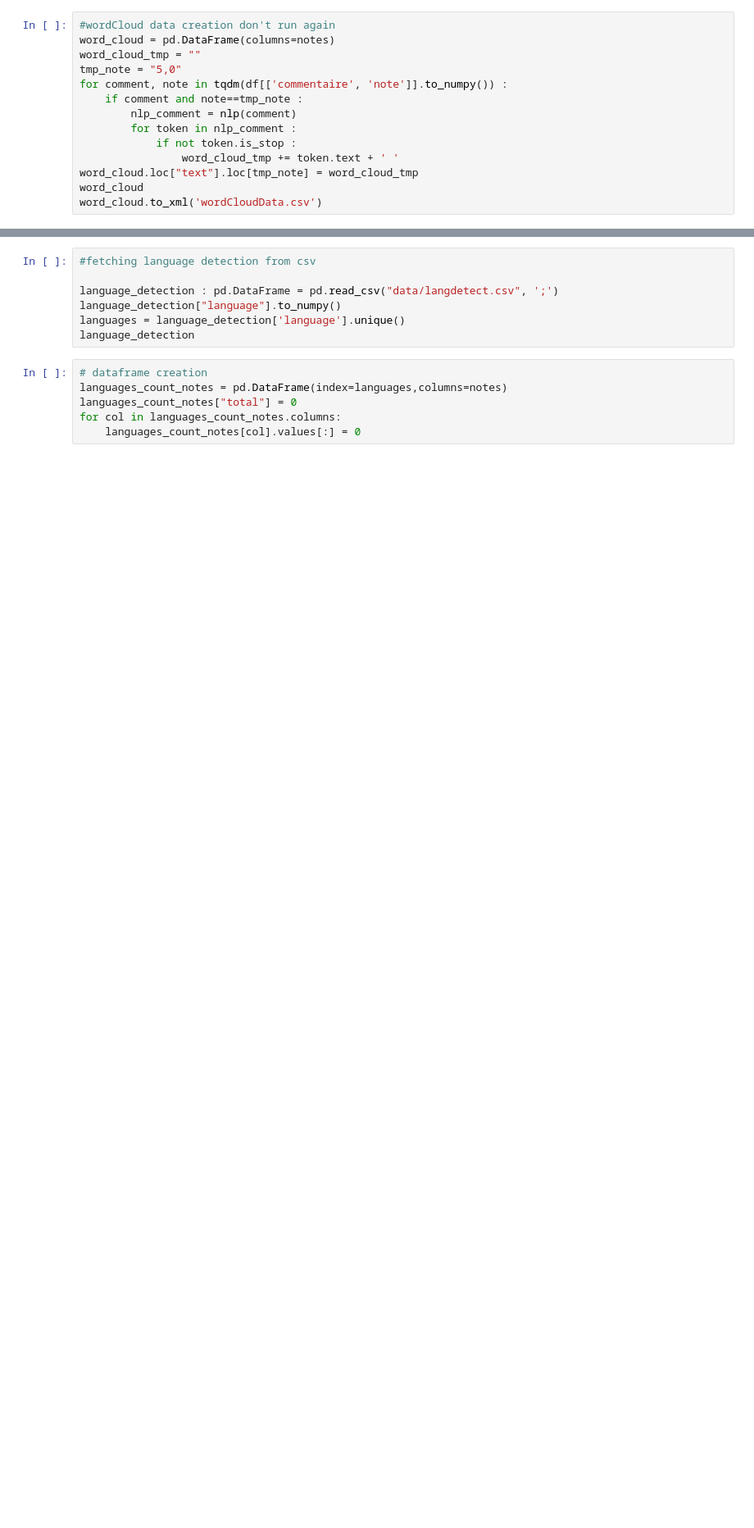
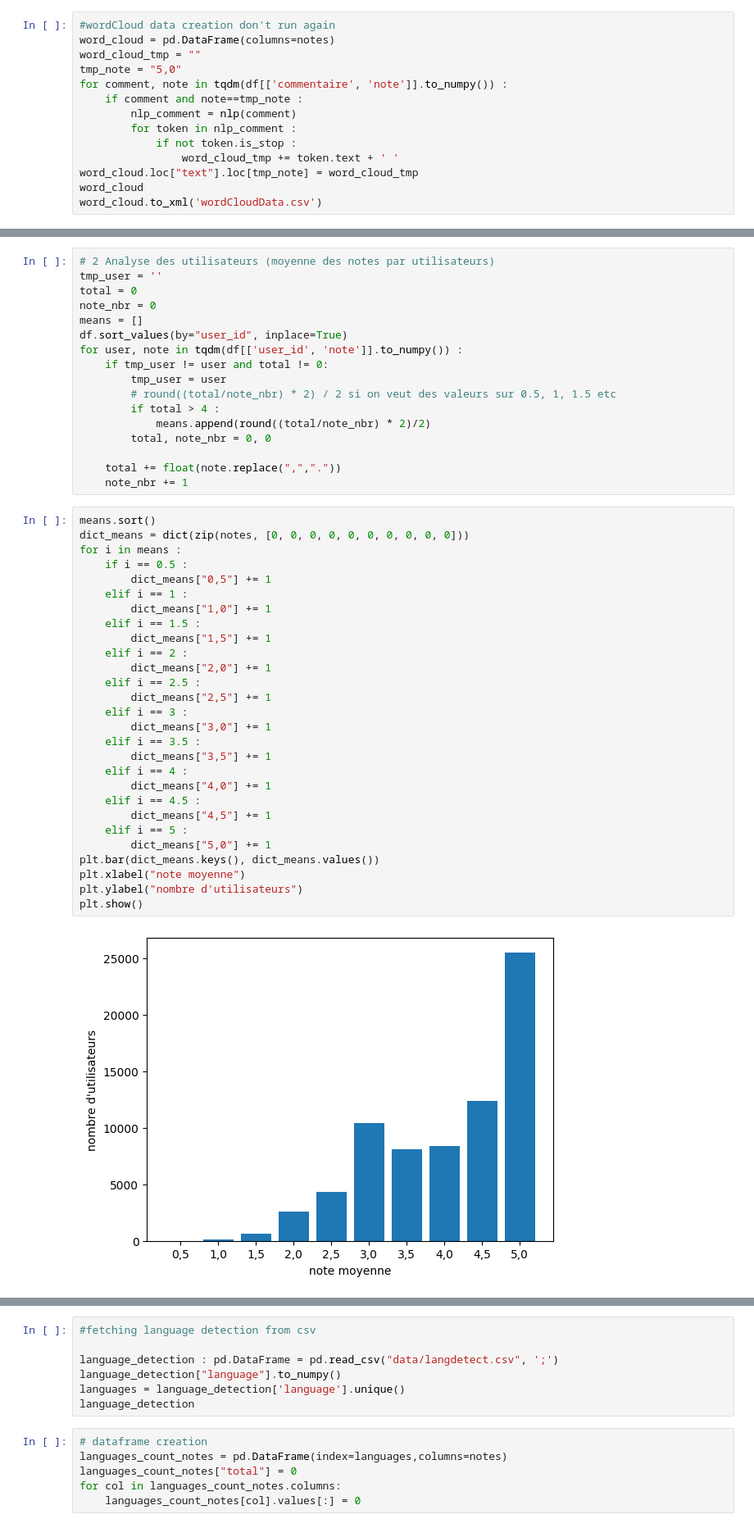
Before and after one commit to dylan-durand/app-innovation, a Jupyter notebook: data_visualization.ipynb, the cells around one changed output, grey strips where cells are left out. Shown at 82% size. Saved outputs shown, nothing was run; the diff lists cells and outputs as text; blank space fills up the shorter version.

```diff
--- a/data_visualization.ipynb
+++ b/data_visualization.ipynb
@@ -177,0 +313,47 @@ plt.show()
+# %%
+# 2 Analyse des utilisateurs (moyenne des notes par utilisateurs)
+tmp_user = ''
+total = 0
+note_nbr = 0
+means = []
+df.sort_values(by="user_id", inplace=True)
+for user, note in tqdm(df[['user_id', 'note']].to_numpy()) :
+    if tmp_user != user and total != 0:
+        tmp_user = user
+        # round((total/note_nbr) * 2) / 2 si on veut des valeurs sur 0.5, 1, 1.5 etc
+        if total > 4 :
+            means.append(round((total/note_nbr) * 2)/2)
+        total, note_nbr = 0, 0
+
+    total += float(note.replace(",","."))
+    note_nbr += 1
+# %%
+means.sort()
+dict_means = dict(zip(notes, [0, 0, 0, 0, 0, 0, 0, 0, 0, 0]))
+for i in means :
+    if i == 0.5 :
+        dict_means["0,5"] += 1
+    elif i == 1 :
+        dict_means["1,0"] += 1
+    elif i == 1.5 :
+        dict_means["1,5"] += 1
+    elif i == 2 :
+        dict_means["2,0"] += 1
+    elif i == 2.5 :
+        dict_means["2,5"] += 1
+    elif i == 3 :
+        dict_means["3,0"] += 1
+    elif i == 3.5 :
+        dict_means["3,5"] += 1
+    elif i == 4 :
+        dict_means["4,0"] += 1
+    elif i == 4.5 :
+        dict_means["4,5"] += 1
+    elif i == 5 :
+        dict_means["5,0"] += 1
+plt.bar(dict_means.keys(), dict_means.values())
+plt.xlabel("note moyenne")
+plt.ylabel("nombre d'utilisateurs")
+plt.show()
+# %% [output]
+[figure, added]
```
Also changed, not shown: parts of 43 cells of this notebook, 2 other files.
